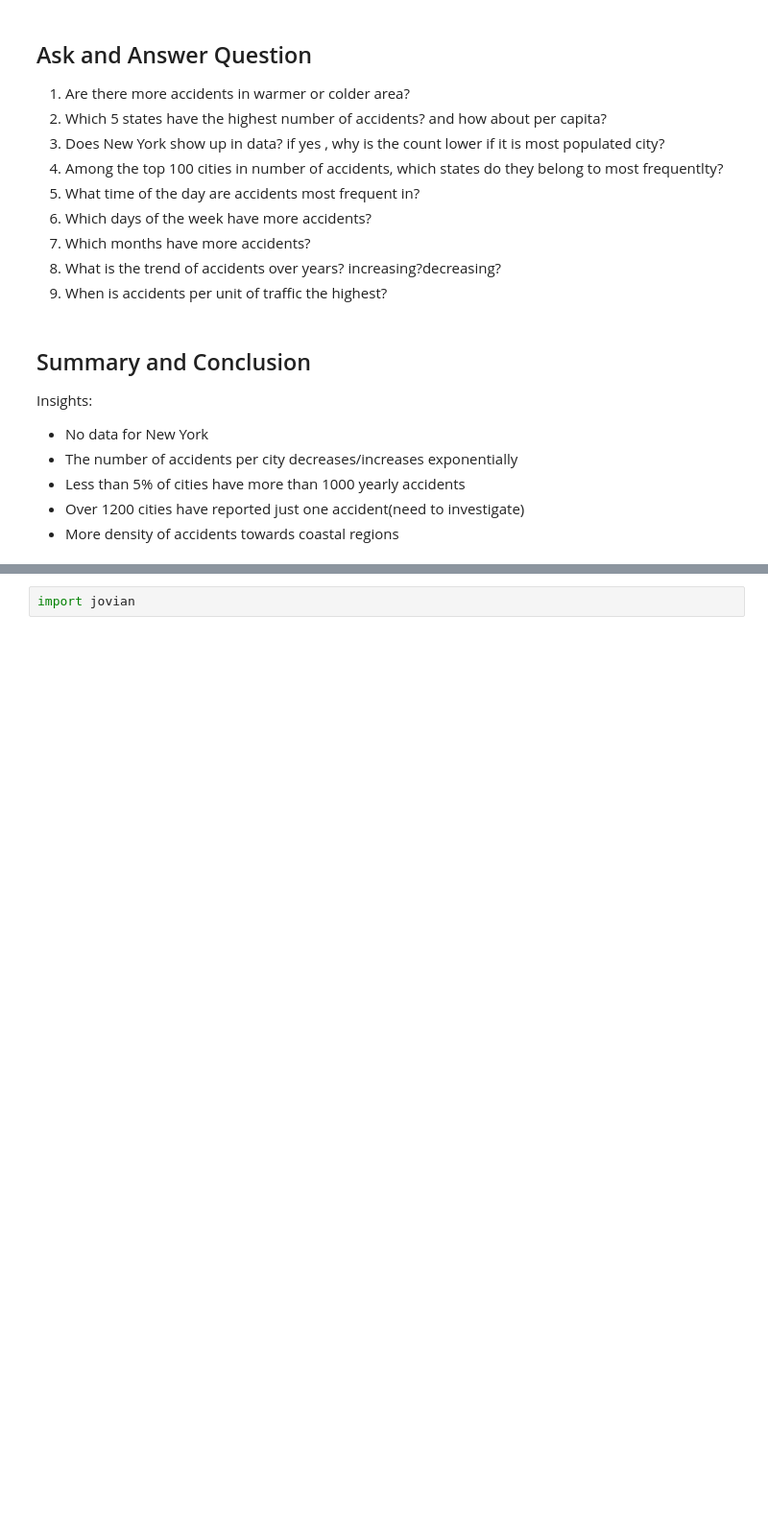
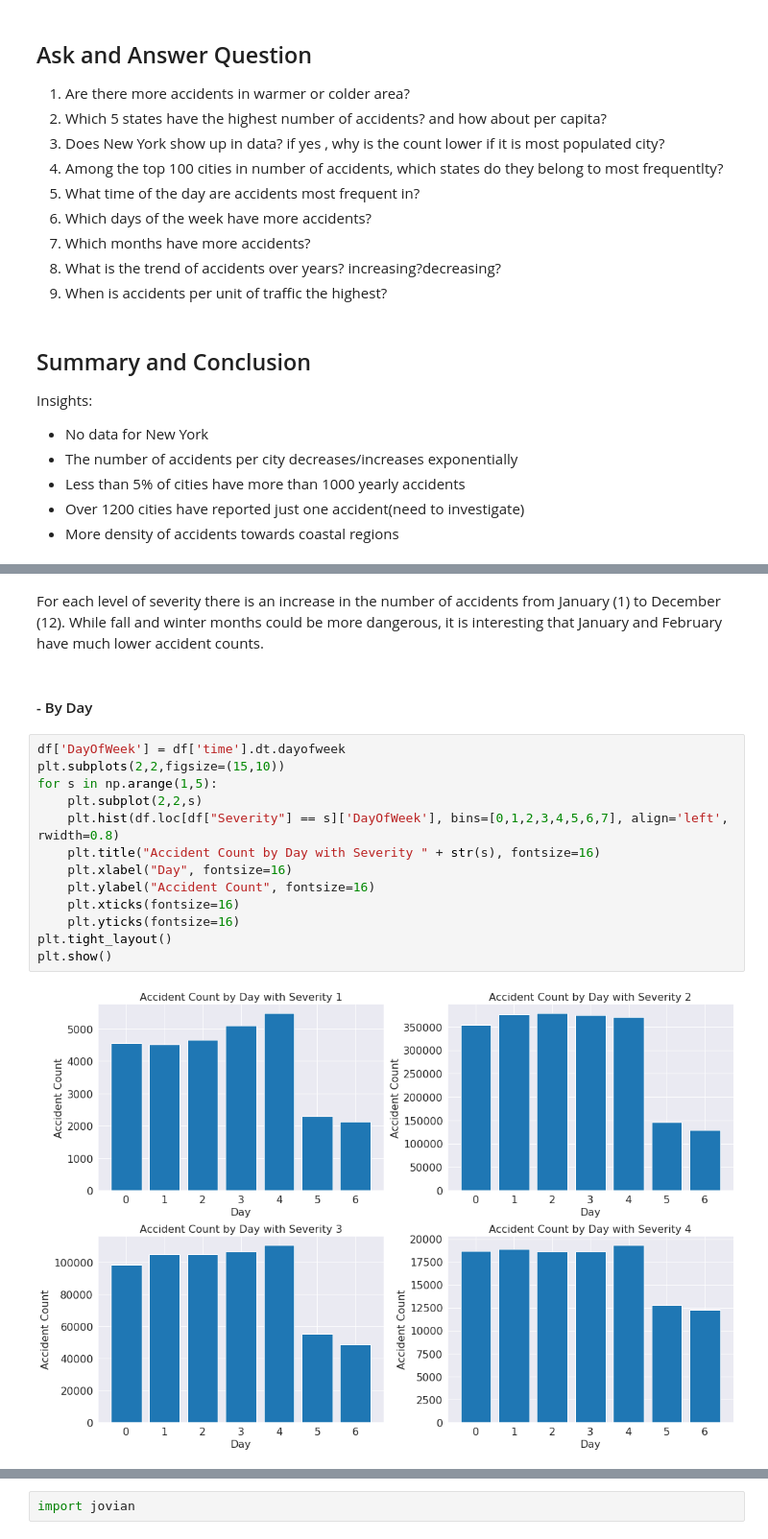
Before and after one commit to vrush09i/US-Accidents-Analysis, a Jupyter notebook: us_accidents_analysis.ipynb, the cells around one changed output, grey strips where cells are left out. Shown at 96% size. Cells and saved outputs as stored; diff of their text form; blank space fills up the shorter version.

```diff
--- a/us_accidents_analysis.ipynb
+++ b/us_accidents_analysis.ipynb
@@ -447,0 +489,19 @@ Insights:
+# %% [markdown]
+For each level of severity there is an increase in the number of accidents from January (1) to December (12). While fall and winter months could be more dangerous, it is interesting that January and February have much lower accident counts.
+# %% [markdown]
+#### - By Day
+# %%
+df['DayOfWeek'] = df['time'].dt.dayofweek
+plt.subplots(2,2,figsize=(15,10))
+for s in np.arange(1,5):
+    plt.subplot(2,2,s)
+    plt.hist(df.loc[df["Severity"] == s]['DayOfWeek'], bins=[0,1,2,3,4,5,6,7], align='left', rwidth=0.8)
+    plt.title("Accident Count by Day with Severity " + str(s), fontsize=16)
+    plt.xlabel("Day", fontsize=16)
+    plt.ylabel("Accident Count", fontsize=16)
+    plt.xticks(fontsize=16)
+    plt.yticks(fontsize=16)
+plt.tight_layout()
+plt.show()
+# %% [output]
+[figure, added]
```
Also changed, not shown: parts of 12 cells of this notebook.
